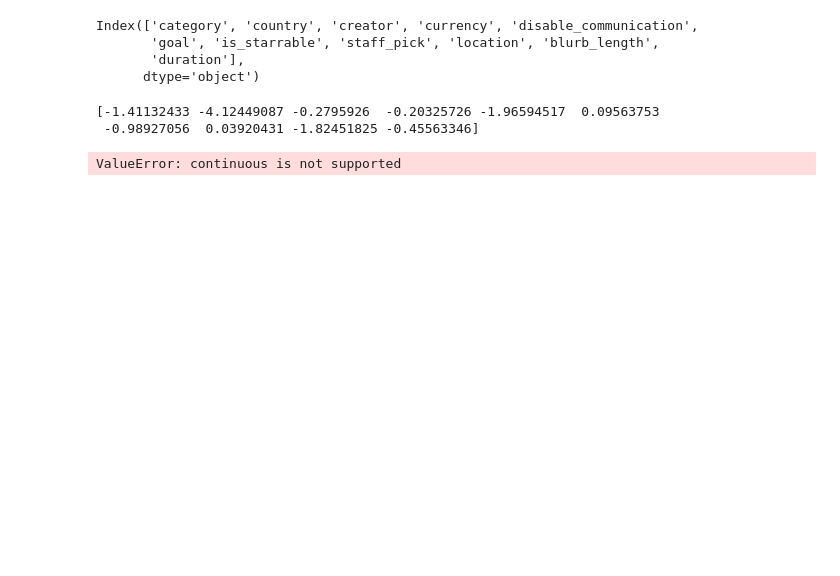
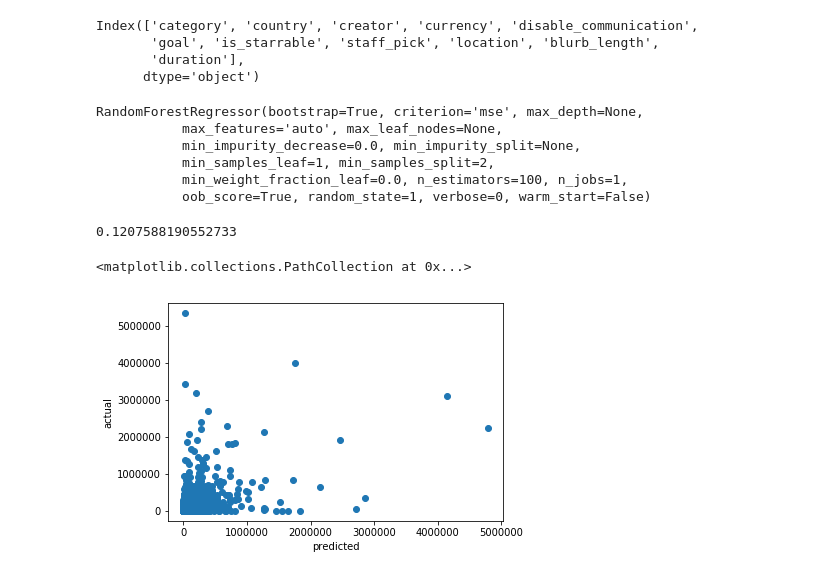
Before and after one commit to jaeeolma/ties445, a Jupyter notebook: Pledged amout regressor.ipynb, the cells around one changed output. Cells and saved outputs as stored; diff of their text form; code cells hidden in the pictures; blank space fills up the shorter version.

```diff
--- a/Pledged amout regressor.ipynb
+++ b/Pledged amout regressor.ipynb
@@ -10,16 +8,16 @@ import numpy as np
 import matplotlib.pyplot as plt
 import seaborn as sns
 # %%
-dataset = pd.read_csv('finished.csv')
+dataset = pd.read_csv('finished_processed.csv')
 dataset.drop(['backers_count', 'state'], axis=1, inplace=True)
 
 target = dataset['usd_pledged']
-features = dataset.drop(['usd_pledged', 'urls'], axis=1)
+features = dataset.drop(['usd_pledged'], axis=1)
 print(features.keys())
 #categorical_keys = ['category', 'country', 'currency', 'disable_communication', 'is_starrable',
 #                    'spotlight', 'staff_pick', 'location']
-lb = LabelEncoder()
-features = features.apply(lb.fit_transform)
+#lb = LabelEncoder()
+#features = features.apply(lb.fit_transform)
 # %% [output]
 Index(['category', 'country', 'creator', 'currency', 'disable_communication',
        'goal', 'is_starrable', 'staff_pick', 'location', 'blurb_length',
@@ -27,16 +25,29 @@ Index(['category', 'country', 'creator', 'currency', 'disable_communication',
       dtype='object')
 # %%
 X_train, X_test, y_train, y_test = train_test_split(features, target, random_state=1)
-# %%
-tree_regressor = DecisionTreeRegressor(random_state=1)
-print(cross_val_score(tree_regressor, X_train, y_train, cv=10))
-# %% [output]
-[-1.41132433 -4.12449087 -0.2795926  -0.20325726 -1.96594517  0.09563753
- -0.98927056  0.03920431 -1.82451825 -0.45563346]
-# %%
-tree_regressor.fit(X_train, y_train)
-
-predictions = tree_regressor.predict(X_test)
-accuracy_score(y_test, predictions)
-# %% [output]
-ValueError: continuous is not supported
+# %%
+forest_regressor = RandomForestRegressor(n_estimators=100, oob_score=True, random_state=1)
+forest_regressor.fit(X_train, y_train)
+# %% [output]
+RandomForestRegressor(bootstrap=True, criterion='mse', max_depth=None,
+           max_features='auto', max_leaf_nodes=None,
+           min_impurity_decrease=0.0, min_impurity_split=None,
+           min_samples_leaf=1, min_samples_split=2,
+           min_weight_fraction_leaf=0.0, n_estimators=100, n_jobs=1,
+           oob_score=True, random_state=1, verbose=0, warm_start=False)
+# %%
+from sklearn.metrics import r2_score
+
+predicted_train = forest_regressor.predict(X_train)
+predicted_test = forest_regressor.predict(X_test)
+r2_score(y_test, predicted_test)
+# %% [output]
+0.1207588190552733
+# %%
+
+plt.xlabel('predicted')
+plt.ylabel('actual')
+plt.scatter(predicted_test, y_test)
+# %% [output]
+<matplotlib.collections.PathCollection at 0x...>
+[figure, added]
```
Also changed, not shown: parts of 1 cell of this notebook, 1 other file.
